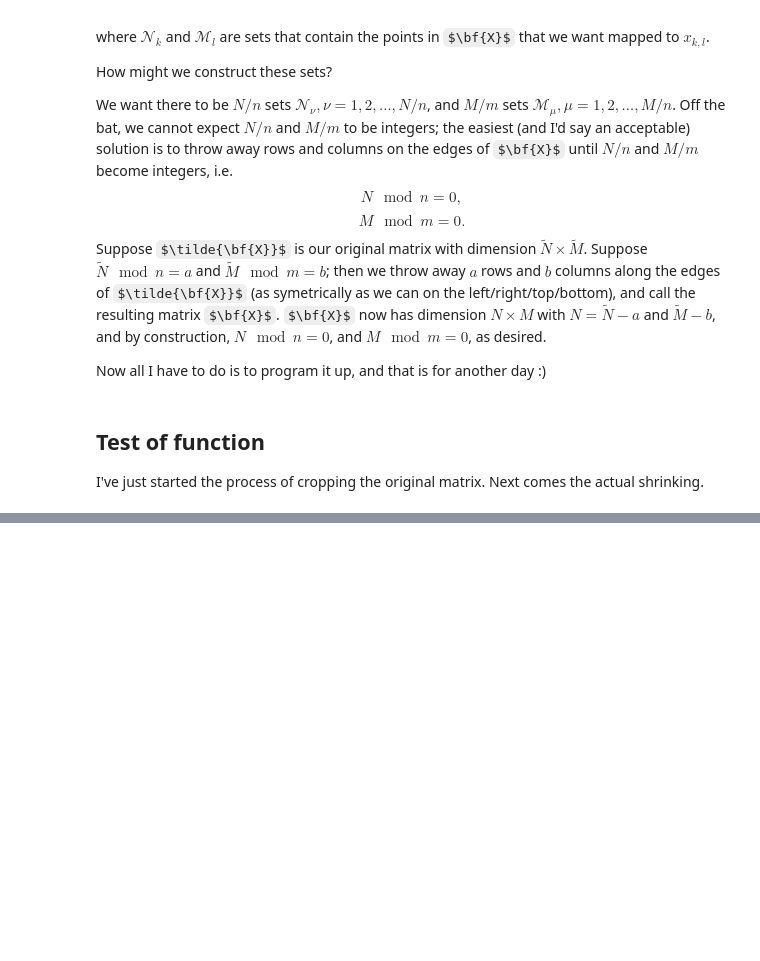
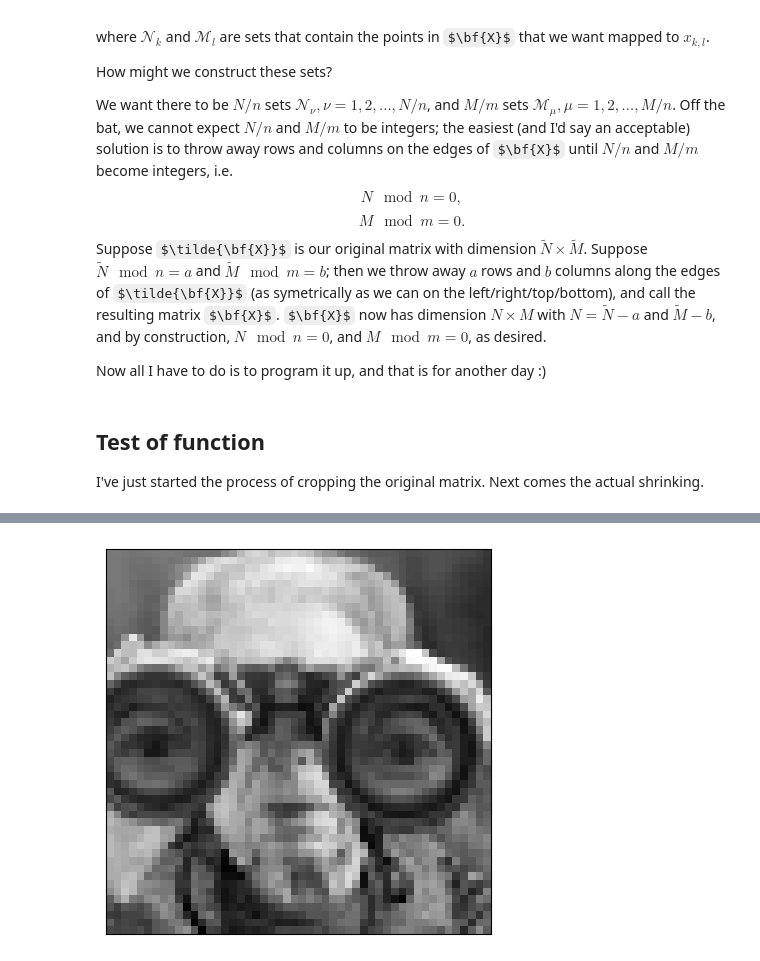
Before and after one commit to magnushelliesen/matrix-mapper, a Jupyter notebook: matrix-mapper-test.ipynb, the cells around one changed output, grey strips where cells are left out. Saved outputs shown, nothing was run; the diff lists cells and outputs as text; code cells hidden in the pictures; some formulas as TeX source; blank space fills up the shorter version.

```diff
--- a/matrix-mapper-test.ipynb
+++ b/matrix-mapper-test.ipynb
@@ -54,0 +67,10 @@ x.shape
+# %%
+x = matrix_mapper(X, 50, 50)
+# %%
+plt.figure(figsize=(5, 5))
+plt.imshow(x, cmap='gray')
+plt.xticks([])
+plt.yticks([])
+plt.show()
+# %% [output]
+[figure, added]
```
Also changed, not shown: parts of 7 cells of this notebook, 2 other files.
